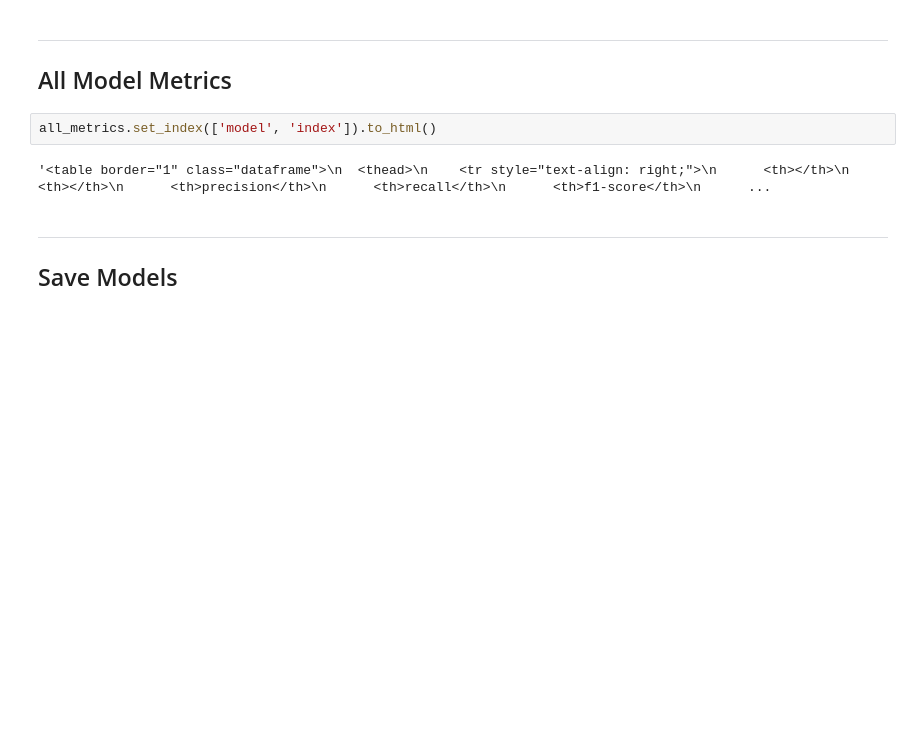
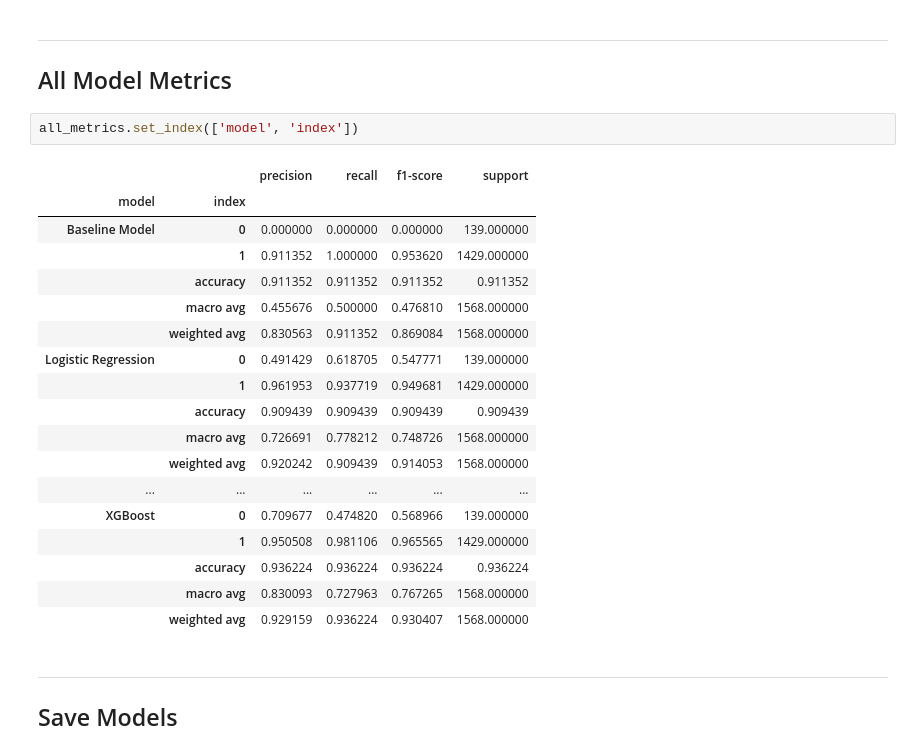
Before and after one commit to hsong1101/HTS_Imaging_Project, a Jupyter notebook: Modeling Notebooks/Modeling_1_Classification.ipynb, the cells around one changed output. Cells and saved outputs as stored; diff of their text form; blank space fills up the shorter version.

Commit message:
updating table of accuracy

```diff
--- a/Modeling Notebooks/Modeling_1_Classification.ipynb
+++ b/Modeling Notebooks/Modeling_1_Classification.ipynb
@@ -919,9 +919,26 @@ _________
 
 ## All Model Metrics
 # %%
-all_metrics.set_index(['model', 'index']).to_html()
+all_metrics.set_index(['model', 'index'])
 # %% [output]
-'<table border="1" class="dataframe">\n  <thead>\n    <tr style="text-align: right;">\n      <th></th>\n      <th></th>\n      <th>precision</th>\n      <th>recall</th>\n      <th>f1-score</th>\n      ...
+|  |  | precision | recall | f1-score | support |
+| model | index |  |  |  |  |
+| Baseline Model | 0 | 0.000000 | 0.000000 | 0.000000 | 139.000000 |
+|  | 1 | 0.911352 | 1.000000 | 0.953620 | 1429.000000 |
+|  | accuracy | 0.911352 | 0.911352 | 0.911352 | 0.911352 |
+|  | macro avg | 0.455676 | 0.500000 | 0.476810 | 1568.000000 |
+|  | weighted avg | 0.830563 | 0.911352 | 0.869084 | 1568.000000 |
+| Logistic Regression | 0 | 0.491429 | 0.618705 | 0.547771 | 139.000000 |
+|  | 1 | 0.961953 | 0.937719 | 0.949681 | 1429.000000 |
+|  | accuracy | 0.909439 | 0.909439 | 0.909439 | 0.909439 |
+|  | macro avg | 0.726691 | 0.778212 | 0.748726 | 1568.000000 |
+|  | weighted avg | 0.920242 | 0.909439 | 0.914053 | 1568.000000 |
+| ... | ... | ... | ... | ... | ... |
+| XGBoost | 0 | 0.709677 | 0.474820 | 0.568966 | 139.000000 |
+|  | 1 | 0.950508 | 0.981106 | 0.965565 | 1429.000000 |
+|  | accuracy | 0.936224 | 0.936224 | 0.936224 | 0.936224 |
+|  | macro avg | 0.830093 | 0.727963 | 0.767265 | 1568.000000 |
+|  | weighted avg | 0.929159 | 0.936224 | 0.930407 | 1568.000000 |
 # %% [markdown]
 ______
 
```
